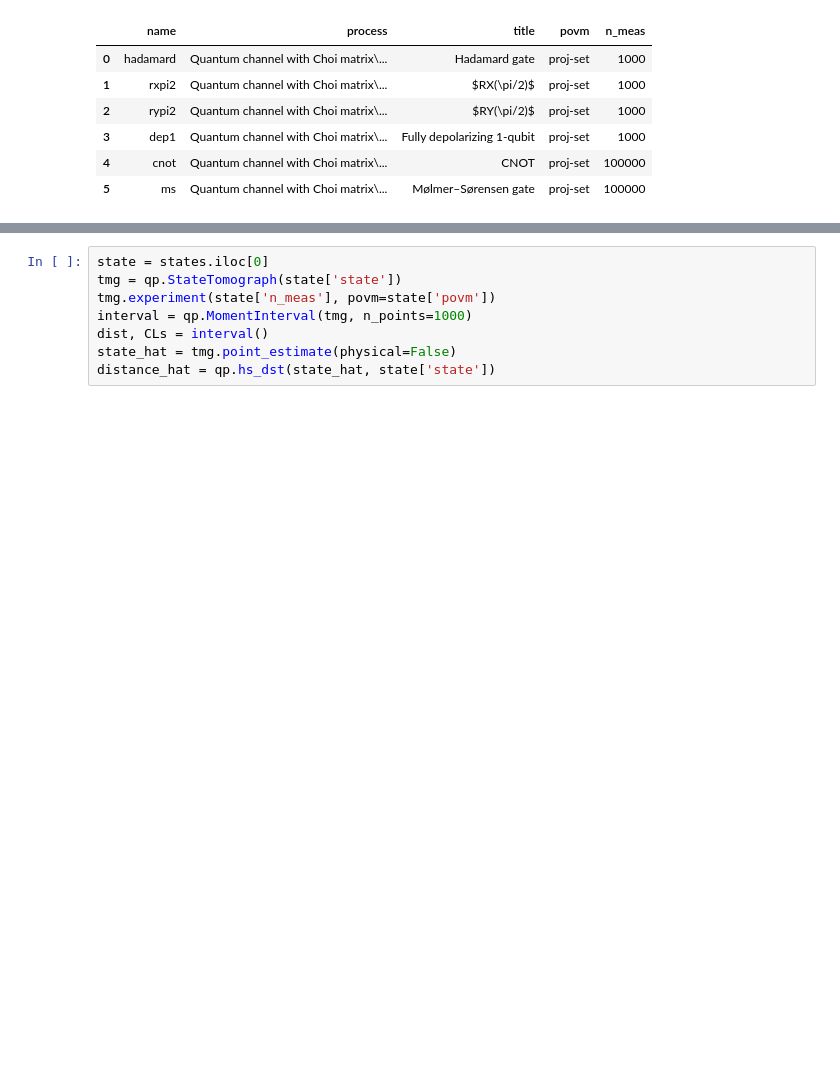
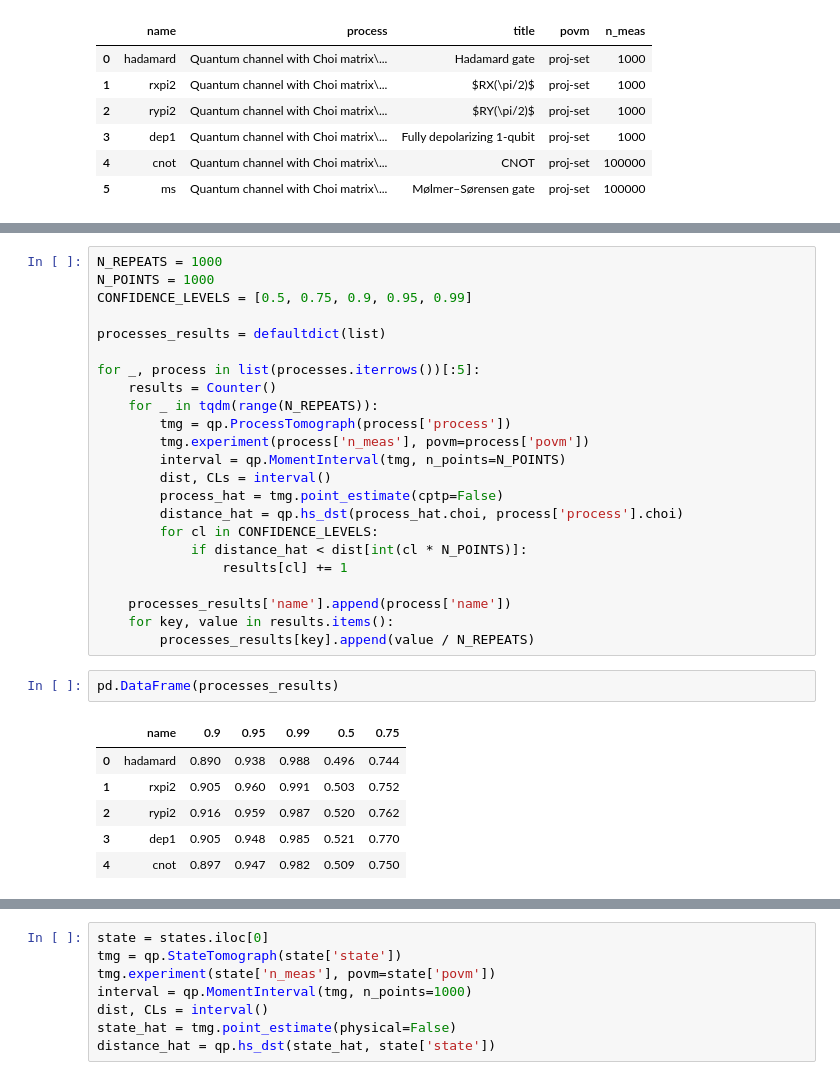
Before and after one commit to nordmtr/quantpy, a Jupyter notebook: notebooks/Verification.ipynb, the cells around one changed output, grey strips where cells are left out. Saved outputs shown, nothing was run; the diff lists cells and outputs as text; blank space fills up the shorter version.

```diff
--- a/notebooks/Verification.ipynb
+++ b/notebooks/Verification.ipynb
@@ -53,0 +98,32 @@ processes
+# %%
+N_REPEATS = 1000
+N_POINTS = 1000
+CONFIDENCE_LEVELS = [0.5, 0.75, 0.9, 0.95, 0.99]
+
+processes_results = defaultdict(list)
+
+for _, process in list(processes.iterrows())[:5]:
+    results = Counter()
+    for _ in tqdm(range(N_REPEATS)):
+        tmg = qp.ProcessTomograph(process['process'])
+        tmg.experiment(process['n_meas'], povm=process['povm'])
+        interval = qp.MomentInterval(tmg, n_points=N_POINTS)
+        dist, CLs = interval()
+        process_hat = tmg.point_estimate(cptp=False)
+        distance_hat = qp.hs_dst(process_hat.choi, process['process'].choi)
+        for cl in CONFIDENCE_LEVELS:
+            if distance_hat < dist[int(cl * N_POINTS)]:
+                results[cl] += 1
+
+    processes_results['name'].append(process['name'])
+    for key, value in results.items():
+        processes_results[key].append(value / N_REPEATS)
+# %%
+pd.DataFrame(processes_results)
+# %% [output]
+|  | name | 0.9 | 0.95 | 0.99 | 0.5 | 0.75 |
+| 0 | hadamard | 0.890 | 0.938 | 0.988 | 0.496 | 0.744 |
+| 1 | rxpi2 | 0.905 | 0.960 | 0.991 | 0.503 | 0.752 |
+| 2 | rypi2 | 0.916 | 0.959 | 0.987 | 0.520 | 0.762 |
+| 3 | dep1 | 0.905 | 0.948 | 0.985 | 0.521 | 0.770 |
+| 4 | cnot | 0.897 | 0.947 | 0.982 | 0.509 | 0.750 |
```
Also changed, not shown: parts of 12 cells of this notebook, 3 other files.
